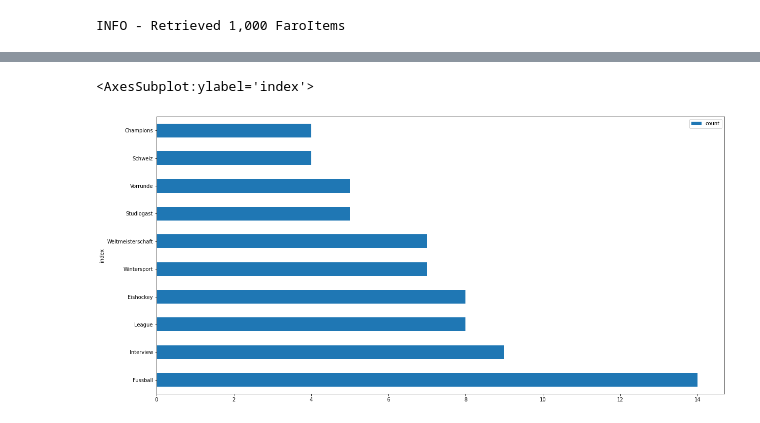
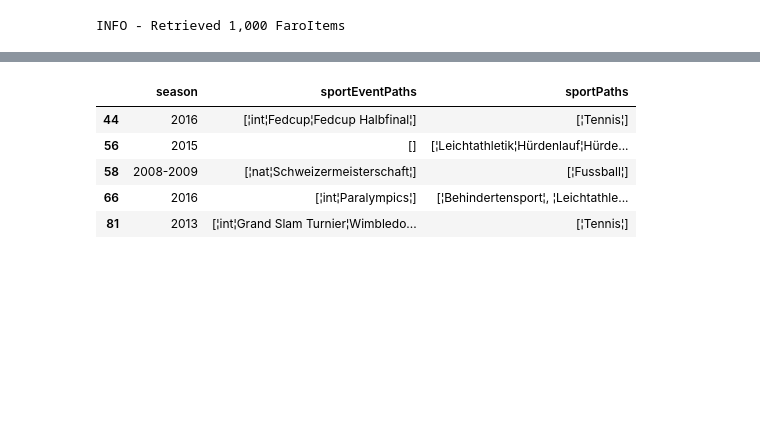
Before and after one commit to SRGSSR/srgssr-publication-data-api, a Jupyter notebook: examples/04_distribution_example.ipynb, the cells around one changed output, grey strips where cells are left out. Drawn from its saved outputs; the diff is of its cells as text; code cells hidden in the pictures; blank space fills up the shorter version.

```diff
--- a/examples/04_distribution_example.ipynb
+++ b/examples/04_distribution_example.ipynb
@@ -234,17 +187,9 @@ Name: bTit, dtype: object
-# %%
-# Top 10 Keywords
-(df2
- .bTit
- .str.get_dummies(sep=" ")               # split all titles by space and get occurrences as dummy pairs (word:0/1)
- .sum()                                  # sum word occurrences
- .to_frame()                             # convert series to dataframe
- .reset_index()                          # reset index to get index as str
- .rename(columns = {0:'count'})          # rename
- .query('index.str.istitle()')           # filter out all capitalized words
- .sort_values('count', ascending=False)  # sort by occurrence
- .head(10)                               # pick top 10
- .plot.barh(x='index', y='count')        # plot bar chart
-)
-# %% [output]
-<AxesSubplot:ylabel='index'>
-[figure, removed]
+# %%
+pd.json_normalize(df.sportDoc).dropna().head()
+# %% [output]
+|  | season | sportEventPaths | sportPaths |
+| 44 | 2016 | [¦int¦Fedcup¦Fedcup Halbfinal¦] | [¦Tennis¦] |
+| 56 | 2015 | [] | [¦Leichtathletik¦Hürdenlauf¦Hürde... |
+| 58 | 2008-2009 | [¦nat¦Schweizermeisterschaft¦] | [¦Fussball¦] |
+| 66 | 2016 | [¦int¦Paralympics¦] | [¦Behindertensport¦, ¦Leichtathle... |
+| 81 | 2013 | [¦int¦Grand Slam Turnier¦Wimbledo... | [¦Tennis¦] |
```
Also changed, not shown: parts of 33 cells of this notebook.
